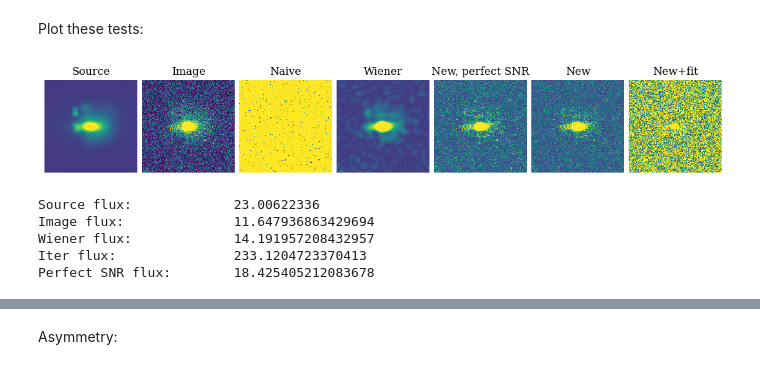
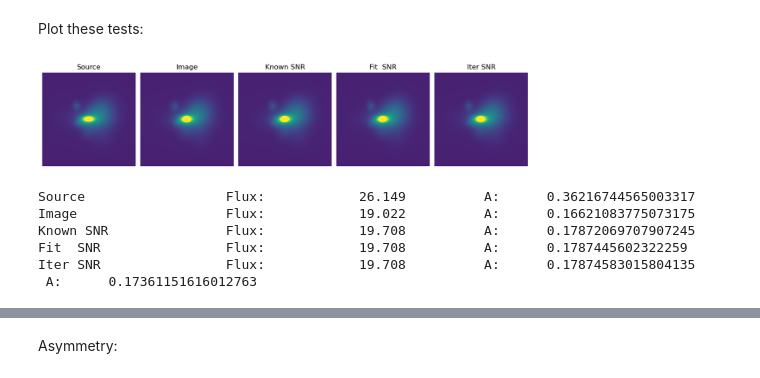
Before and after one commit to astro-nova/asymmetry, a Jupyter notebook: 4 Fourier New.ipynb, the cells around one changed output, grey strips where cells are left out. Drawn from its saved outputs; the diff is of its cells as text; code cells hidden in the pictures.

```diff
--- a/4 Fourier New.ipynb
+++ b/4 Fourier New.ipynb
@@ -216,7 +221,7 @@ So the fitting function does as follows:
 
 > <font color='red'>There are still things I don't  quite understand here: the estimated SNR does not match the "real" SNR if the noise is too low; seems like SNR is overestimated if I just use the noise + poisson</font>
 # %%
-def fit_snr(img_fft, noise_fft, original_img_fft):
+def fit_snr(img_fft, noise_fft):
 
     # Image x, y arrays
     xc = int(img_fft.shape[0]/2)
@@ -229,7 +234,7 @@ def fit_snr(img_fft, noise_fft, original_img_fft):
 
     # Choose indices where SNR is high
     snr_lim = np.quantile(snr, 0.98)
-    snr_lim = np.max([snr_lim, 5])
+    snr_lim = np.max([snr_lim, 3])
     good_ids = np.nonzero(snr >snr_lim)
     good_log_snr = np.log10(snr[good_ids])
     good_xs = XS[good_ids]
@@ -499,0 +593,29 @@ Plot the SNR and the transformed arrays:
+# %%
+fig, axs = plt.subplots(1,3,figsize=(15,4))
+
+# arrs = [[Z_fft, np.abs(Z_recon)-np.abs(Z_fft), Zconv_fft ],[snr_real, snr_real],[H_perfect, H_snr]]
+# arrs = [[perfect_fft, new_img_snr, new_img_simple, new_img_iter, img_fft], [snr_real, snr_real, snr_simple, snr_iter], [H_perfect, H_snr, H_simple, H_iter]]
+arrs = [[perfect_fft, new_img_snr,  new_img_fit, new_img_iter, img_fft], [snr_real, snr_simple, snr_iter], [H_perfect, H_snr, H_fit]]
+
+colors = ['k', 'C0', 'C1', 'C2', 'C3']
+labels = ['Perfect', 'Known SNR', 'Fit SNR','Iter SNR', 'Image', 'PSF']
+# labels = ['Perfect', 'Known SNR', x'Wiener','Image', 'PSF']
+
+
+nax = 0
+
+for i, ax in enumerate(axs):
+    for color, label, arr in zip(colors, labels, arrs[i]):
+        ax.plot(np.abs(arr[:,nax])**2, label=label, color=color, lw=1)
+    ax.set_yscale('log')
+axs[0].legend(loc=3, ncols=2, frameon=False)
+axs[0].set_title(f'Image FFT [{nax}-ax]')
+axs[1].set_title(f'SNR [{nax}-ax]')
+axs[2].set_title(f'H [{nax}-ax]')
+
+axs[0].axhline(bg_fft**2, color='k', lw=1, alpha=0.5)
+
+# plt.axhline(noise_fft**2, color='k', alpha=0.5, lw=0.5)
+axs[0].set_ylim(1e-30, 1e14)
+axs[0].set_ylim(1e0, 1e13)
+# plt.yscale('log')
@@ -554,29 +669,42 @@ axs[2].set_ylim(1e-3, 1e10)
 # %% [markdown]
 Plot these tests:
 # %%
-fig, axs = plt.subplots(1, 7, figsize=(7*1.5,1.5))
-axs[0].imshow(perfect_gal, vmin=-200, vmax=1000); axs[0].set_title('Source')
-axs[1].imshow(real_gal, vmin=-200, vmax=1000); axs[1].set_title('Image')
+fig, axs = plt.subplots(1, 7, figsize=(7*3,3))
+axs[0].imshow(perfect_gal, vmin=-200, vmax=2000); axs[0].set_title('Source')
+axs[1].imshow(real_gal, vmin=-200, vmax=2000); axs[1].set_title('Image')
 
-recons = [naive_img, wiener_img, new_img_2, new_img, new_img_iter]
-labels = ['Naive', 'Wiener', 'New, perfect SNR', 'New', 'New+fit']
+labels = ['Known SNR','Fit  SNR', 'Iter SNR']
 for ax, img, l in zip(axs[2:], recons, labels):
-    ax.imshow(np.abs(fft.ifft2(img)), vmin=-200, vmax=1000)
+    ax.imshow(np.real(fft.ifft2(img)), vmin=-200, vmax=2000)
     ax.set_title(l)
 
 for ax in axs:    ax.axis('off')
 plt.subplots_adjust(wspace=0.05)
 # %% [output]
-[figure, old version]
+[figure, new version]
 # %%
-print('Source flux:\t\t',  np.sum(perfect_gal**2)/1e8)
-print('Image flux:\t\t', (np.sum(real_gal**2) - (bg*N)**2)/1e8)
-print('Wiener flux:\t\t', (np.sum(np.abs(wiener_img_fit**2))/N**2 )/1e8)
-print('Iter flux:\t\t', (np.sum(np.abs(new_img_iter**2))/N**2 - (bg*N)**2 )/1e8)
-print('Perfect SNR flux:\t', (np.sum(np.abs(new_img_2**2))/N**2 - (bg*N)**2 )/1e8)
+true_a = get_a_nofft(perfect_gal, True)
+img_a = get_a_nofft(real_gal, True)
+
+img_recon = np.real(fft.ifft2(new_img_iter))
+
+print(f'Source\t\t\tFlux:\t\t {np.sum(perfect_gal**2)/1e8:0.3f}\t\t A:\t {true_a}')
+print(f'Image\t\t\tFlux:\t\t {(np.sum(real_gal**2) - (bg*N)**2)/1e8:0.3f}\t\t A:\t {img_a}')
+
+for H, label in zip(Hs, labels):
+    noise = 0 if 'Wiener' in label else bg_fft
+    a, flux = get_a_flux(real_gal, H, noise)
+    print(f'{label}\t\tFlux:\t\t {flux/1e8:0.3f}', end='\t\t')
+    print(f' A:\t', a)
+
+recon_a = get_a_nofft(img_recon, True)
+print(f' A:\t', recon_a)
+
+# print(np.sum(img_recon**2)/1e8)
 # %% [output]
-Source flux:             23.00622336
-Image flux:              11.647936863429694
-Wiener flux:             14.191957208432957
-Iter flux:               233.1204723370413
-Perfect SNR flux:        18.425405212083678
+Source                  Flux:            26.149          A:      0.36216744565003317
+Image                   Flux:            19.022          A:      0.16621083775073175
+Known SNR               Flux:            19.708          A:      0.17872069707907245
+Fit  SNR                Flux:            19.708          A:      0.1787445602322259
+Iter SNR                Flux:            19.708          A:      0.17874583015804135
+ A:      0.17361151616012763
```
Also changed, not shown: parts of 27 cells of this notebook, 9 other files.
